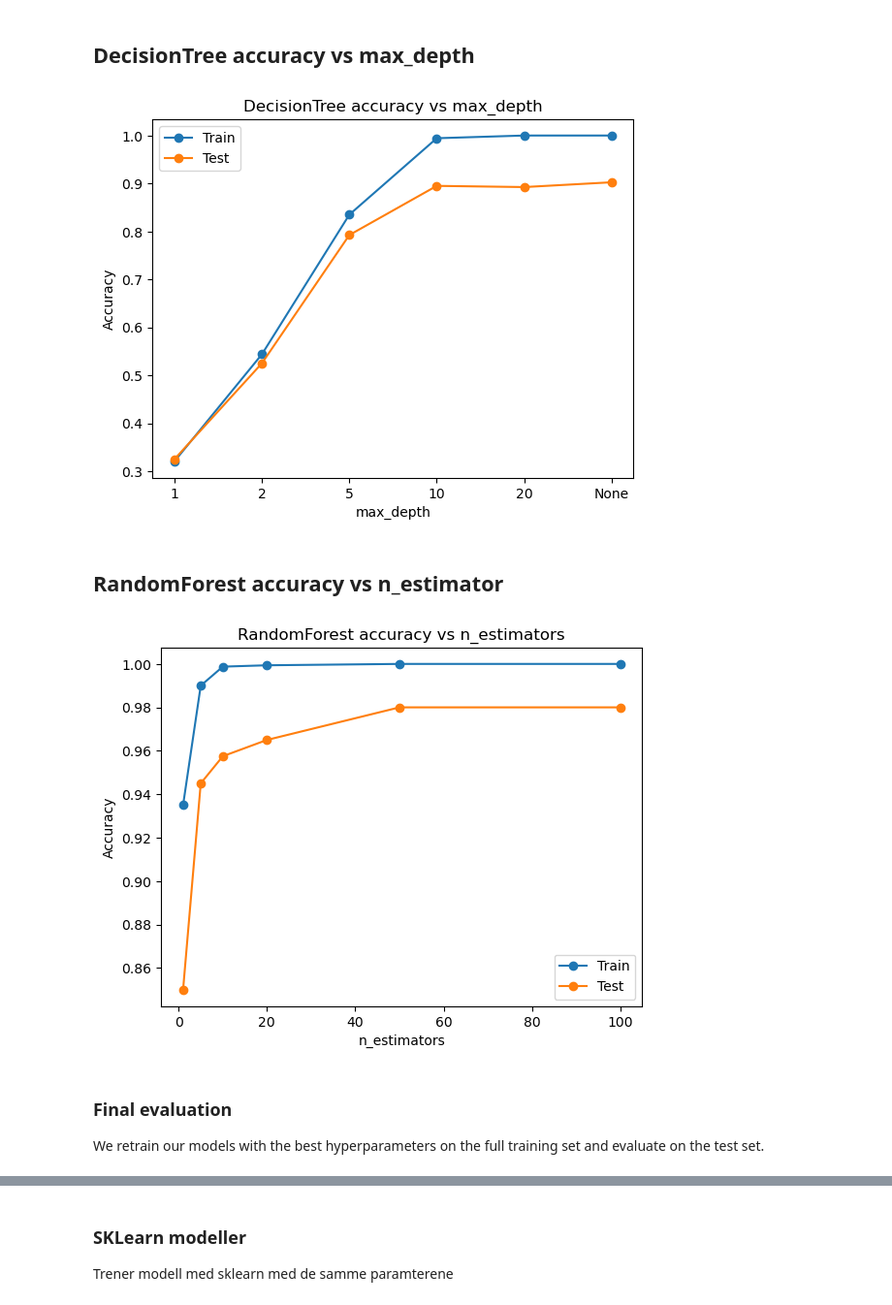
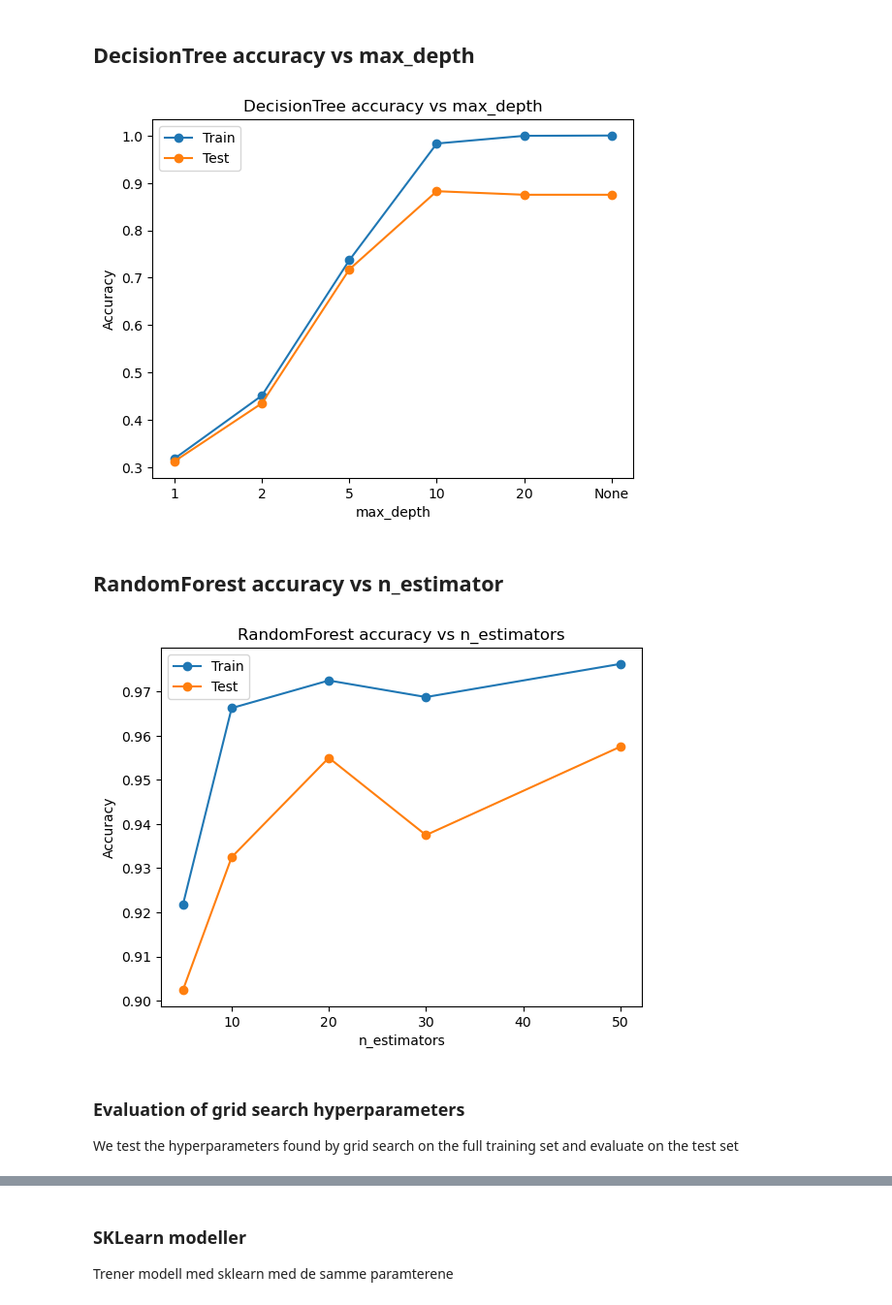
Before and after one commit to MariusReik/264_Project1, a Jupyter notebook: run_experiments.ipynb, the cells around one changed output, grey strips where cells are left out. Shown at 97% size. Saved outputs shown, nothing was run; the diff lists cells and outputs as text; code cells hidden in the pictures.

```diff
--- a/run_experiments.ipynb
+++ b/run_experiments.ipynb
@@ -181,7 +182,7 @@ train_scores = []
 test_scores = []
 
 for d in depths:
-    model = DecisionTree(max_depth=d, criterion="gini", max_features=None)
+    model = DecisionTree(max_depth=d, criterion="gini", max_features="sqrt")
     model.fit(X_train, y_train)
     train_scores.append(accuracy_score(y_train, model.predict(X_train)))
     test_scores.append(accuracy_score(y_test, model.predict(X_test)))
@@ -194,33 +195,33 @@ plt.title("DecisionTree accuracy vs max_depth")
 plt.legend()
 plt.show()
 # %% [output]
-[figure, old version]
+[figure, new version]
 # %% [markdown]
 ## RandomForest accuracy vs n_estimator
 # %%
-estimators = [1, 5, 10, 20, 50, 100]
+estimators = [5, 10, 20, 30, 50]
 train_scores = []
 test_scores = []
 
 for n in estimators:
-    model = RandomForest(n_estimators=n, max_depth=10, criterion="gini", max_features="sqrt")
+    model = RandomForest(n_estimators=n, max_depth=7, criterion="gini", max_features="sqrt")
     model.fit(X_train, y_train)
     train_scores.append(accuracy_score(y_train, model.predict(X_train)))
     test_scores.append(accuracy_score(y_test, model.predict(X_test)))
 
 plt.plot(estimators, train_scores, marker="o", label="Train")
 plt.plot(estimators, test_scores, marker="o", label="Test")
 plt.xlabel("n_estimators")
 plt.ylabel("Accuracy")
 plt.title("RandomForest accuracy vs n_estimators")
 plt.legend()
 plt.show()
 # %% [output]
-[figure, old version]
+[figure, new version]
 # %% [markdown]
-### Final evaluation
+### Evaluation of grid search hyperparameters
 
-We retrain our models with the best hyperparameters on the full training set and evaluate on the test set.
+We test the hyperparameters found by grid search on the full training set and evaluate on the test set
 # %%
 # DecisionTree
 dt_best = DecisionTree(**best_dt_params)
```
Also changed, not shown: parts of 10 cells of this notebook.
